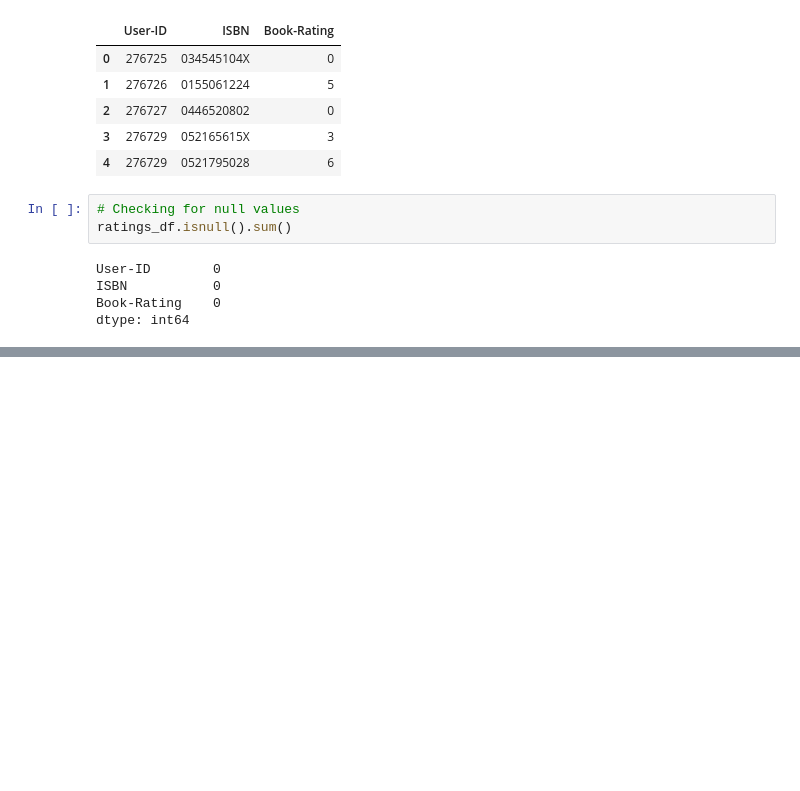
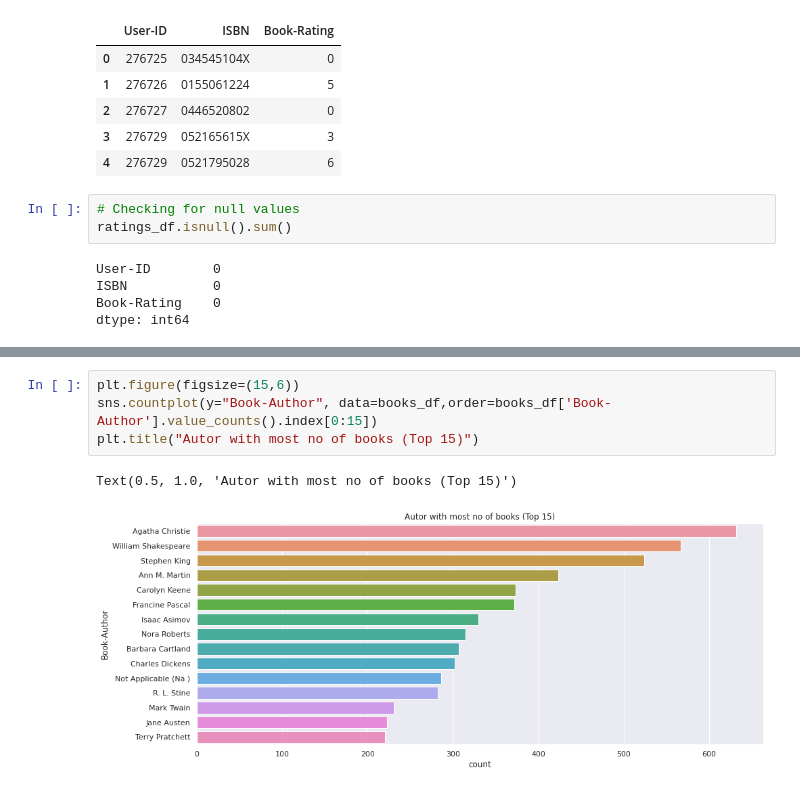
Before and after one commit to Ali-Asgar-Lakdawala/Book-Recommendation-System, a Jupyter notebook: Book_Recommendation_System.ipynb, the cells around one changed output, grey strips where cells are left out. Cells and saved outputs as stored; diff of their text form; blank space fills up the shorter version.

```diff
--- a/Book_Recommendation_System.ipynb
+++ b/Book_Recommendation_System.ipynb
@@ -355,0 +401,7 @@ dataset = pd.merge(dataset, users_df, on='User-ID', how='inner')
+# %%
+plt.figure(figsize=(15,6))
+sns.countplot(y="Book-Author", data=books_df,order=books_df['Book-Author'].value_counts().index[0:15])
+plt.title("Autor with most no of books (Top 15)")
+# %% [output]
+Text(0.5, 1.0, 'Autor with most no of books (Top 15)')
+[figure, added]
```
Also changed, not shown: parts of 51 cells of this notebook.
